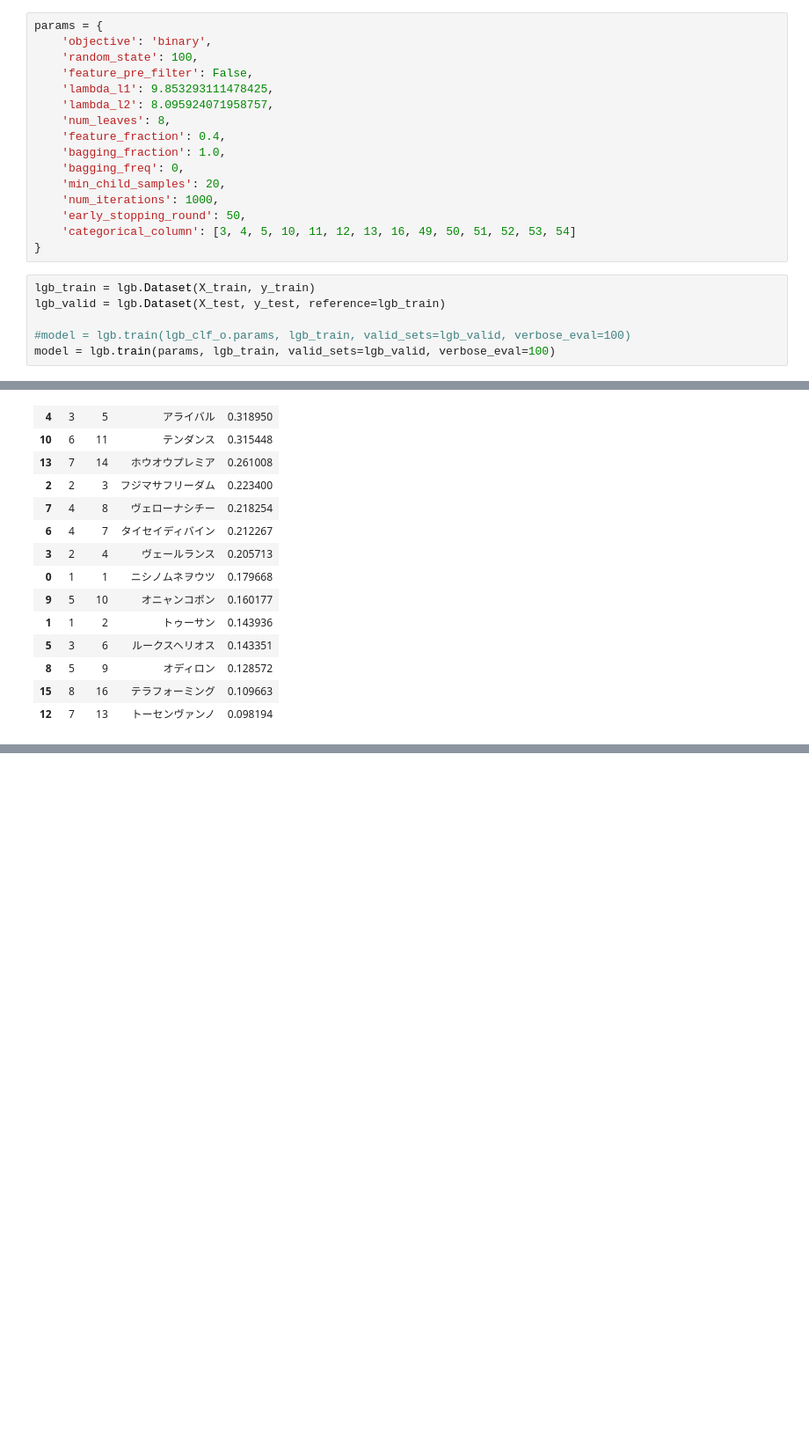
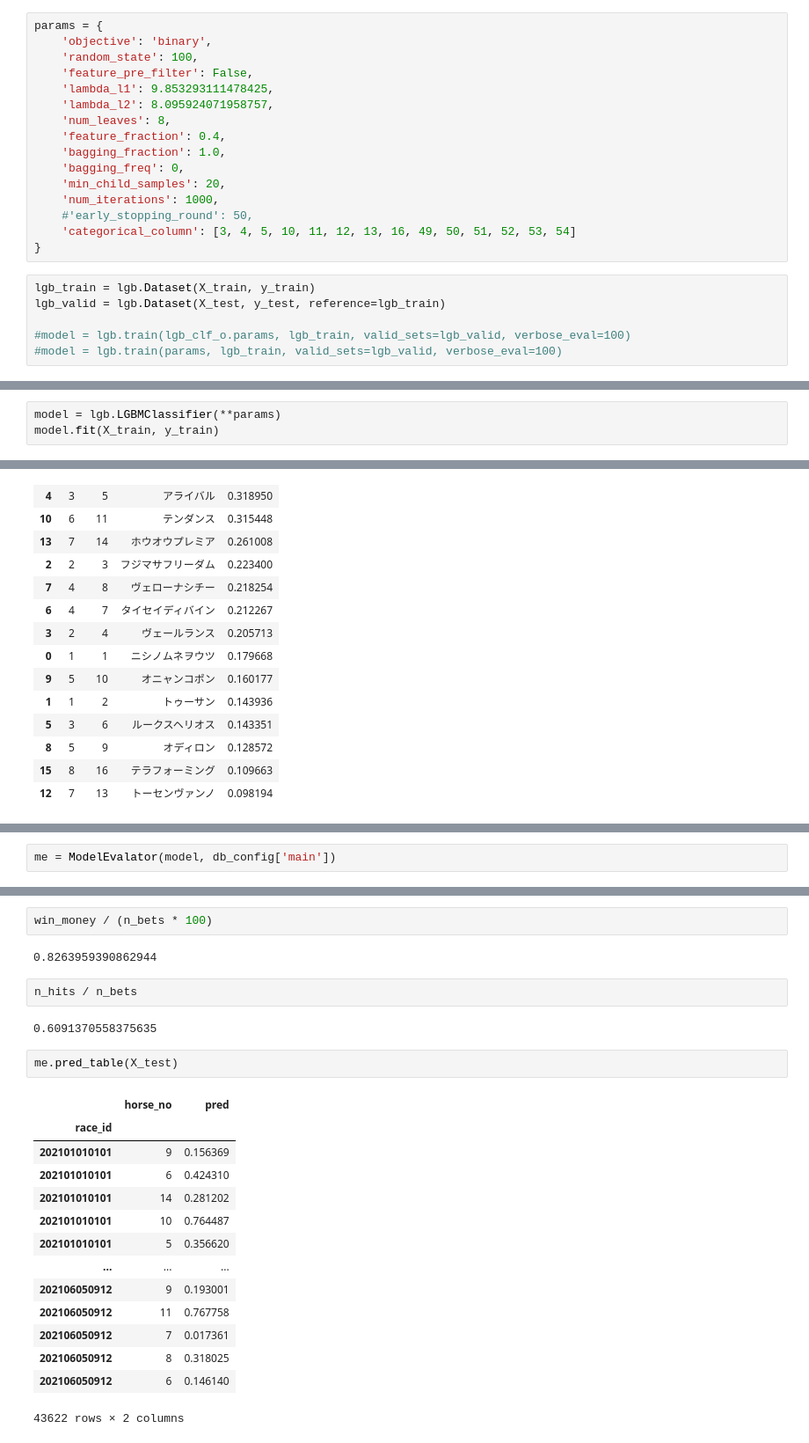
Before and after one commit to Moka-D/KeibaAI, a Jupyter notebook: train.ipynb, the cells around one changed output, grey strips where cells are left out. Shown: that part at 88% size. Saved outputs shown, nothing was run; the diff lists cells and outputs as text; blank space fills up the shorter version.

```diff
--- a/train.ipynb
+++ b/train.ipynb
@@ -163,7 +163,7 @@ params = {
     'bagging_freq': 0,
     'min_child_samples': 20,
     'num_iterations': 1000,
-    'early_stopping_round': 50,
+    #'early_stopping_round': 50,
     'categorical_column': [3, 4, 5, 10, 11, 12, 13, 16, 49, 50, 51, 52, 53, 54]
 }
 # %%
@@ -171,4 +171,4 @@ lgb_train = lgb.Dataset(X_train, y_train)
 lgb_valid = lgb.Dataset(X_test, y_test, reference=lgb_train)
 
 #model = lgb.train(lgb_clf_o.params, lgb_train, valid_sets=lgb_valid, verbose_eval=100)
-model = lgb.train(params, lgb_train, valid_sets=lgb_valid, verbose_eval=100)
+#model = lgb.train(params, lgb_train, valid_sets=lgb_valid, verbose_eval=100)
@@ -186,0 +175,3 @@ Early stopping, best iteration is:
+# %%
+model = lgb.LGBMClassifier(**params)
+model.fit(X_train, y_train)
@@ -320,0 +310,2 @@ df[['枠', '馬番', '馬名', 'pred']].sort_values('pred', ascending=False)
+# %%
+me = ModelEvalator(model, db_config['main'])
@@ -320,0 +360,25 @@ df[['枠', '馬番', '馬名', 'pred']].sort_values('pred', ascending=False)
+# %%
+win_money / (n_bets * 100)
+# %% [output]
+0.8263959390862944
+# %%
+n_hits / n_bets
+# %% [output]
+0.6091370558375635
+# %%
+me.pred_table(X_test)
+# %% [output]
+|  | horse_no | pred |
+| race_id |  |  |
+| 202101010101 | 9 | 0.156369 |
+| 202101010101 | 6 | 0.424310 |
+| 202101010101 | 14 | 0.281202 |
+| 202101010101 | 10 | 0.764487 |
+| 202101010101 | 5 | 0.356620 |
+| ... | ... | ... |
+| 202106050912 | 9 | 0.193001 |
+| 202106050912 | 11 | 0.767758 |
+| 202106050912 | 7 | 0.017361 |
+| 202106050912 | 8 | 0.318025 |
+| 202106050912 | 6 | 0.146140 |
+43622 rows × 2 columns
```
Also changed, not shown: parts of 11 cells of this notebook, 2 other files.
